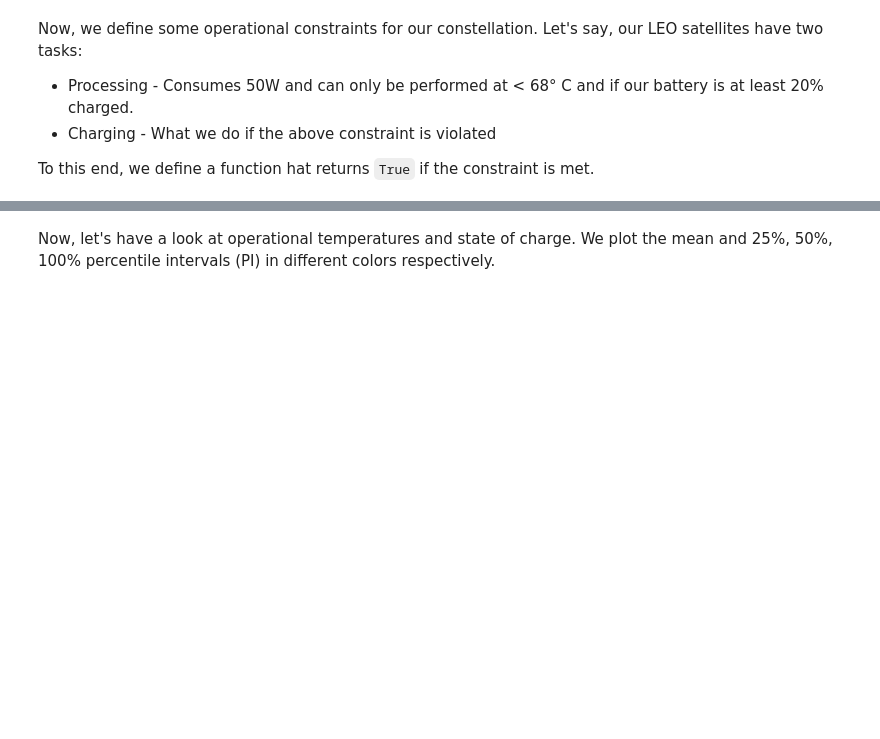
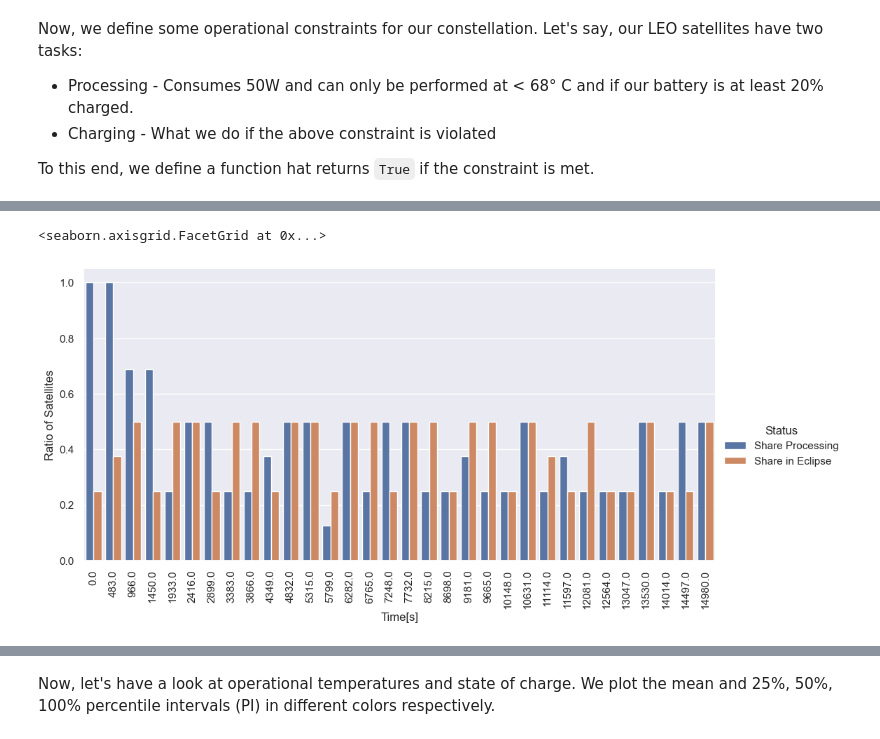
Before and after one commit to aidotse/PASEOS, a Jupyter notebook: examples/Constellation_example/constellation.ipynb, the cells around one changed output, grey strips where cells are left out. Cells and saved outputs as stored; diff of their text form; code cells hidden in the pictures; blank space fills up the shorter version.

```diff
--- a/examples/Constellation_example/constellation.ipynb
+++ b/examples/Constellation_example/constellation.ipynb
@@ -68,7 +83,7 @@ for idx,sat_pos_v in enumerate(sats_pos_and_v):
                                                 epoch=t0)
     ActorBuilder.set_orbit(actor=sat_actor,position=pos,velocity=v,epoch=t0,central_body=earth)
     ActorBuilder.add_comm_device(actor=sat_actor,device_name="Link1",bandwidth_in_kbps=1000)
-    ActorBuilder.set_power_devices(actor=sat_actor,battery_level_in_Ws=75000,
+    ActorBuilder.set_power_devices(actor=sat_actor,battery_level_in_Ws=10000+np.random.rand()*90000,
                                    max_battery_level_in_Ws=100000,charging_rate_in_W=50)
     ActorBuilder.set_thermal_model(
             actor=sat_actor,
@@ -76,9 +91,9 @@ for idx,sat_pos_v in enumerate(sats_pos_and_v):
             actor_initial_temperature_in_K=273.15,
             actor_sun_absorptance=1.0,
             actor_infrared_absorptance=1.0,
-            actor_sun_facing_area=1.0,
+            actor_sun_facing_area=2.0,
             actor_central_body_facing_area=2.0,
-            actor_emissive_area=2.0,
+            actor_emissive_area=3.0,
             actor_thermal_capacity=1000
     )
 
@@ -120,7 +137,7 @@ To this end, we define a function hat returns `True` if the constraint is met.
 def get_consumption_and_activity(actor):
     """Determine power consumption and activity for an actor."""
     if operational_constraint(actor):
-        return 64.0,"Processing"
+        return 100.0,"Processing"
     else:
         return 2.0, "Charging"
 
@@ -138,7 +157,7 @@ Whenever a satellite starts violating the operational constraint, it will stop t
 
 If the activity is interrupted due to overheating or lack of battery charge, we continue charging for the remaining time of the 600 second window.
 # %%
-simulation_time = 1.0 * 3600 # one day in seconds
+simulation_time = 4.0 * 3600 # one day in seconds
 t = 0 # starting time in seconds
 timestep = 600 # refresh interval deciding which activity to perform
 
@@ -146,6 +165,7 @@ timestep = 600 # refresh interval deciding which activity to perform
 while t <= simulation_time:
     N_charging = 0 # track chargers
     N_processing = 0 # track processors
+    N_interruped = 0 # track which switched due to constraint
     # For each satellite, we perform the following steps
     for instance in paseos_instances:
         local_t = instance.local_actor.local_time
@@ -178,6 +198,7 @@ while t <= simulation_time:
 
         # If activity was interrupted by constraint violation, proceed charging for remainder
         if time_remaining_to_advance > 0:
+            N_interruped += 1
             instance.advance_time(
             time_to_advance=time_remaining_to_advance,
             current_power_consumption_in_W=2.0,
@@ -188,5 +209,5 @@ while t <= simulation_time:
     for instance in comms_instances:
         instance.advance_time(time_to_advance=timestep,current_power_consumption_in_W=0.0)
 
-    print(f"Time: {t}s - # of Processing = {N_processing}, # of Charging = {N_charging}")
+    print(f"Time: {t}s - # of Processing = {N_processing} ({N_interruped} interrupted), # of Charging = {N_charging}")
     t += timestep
@@ -258,5 +307,6 @@ Let's begin by tracking the total number of satellites that are processing and c
 We will do some pandas magic in the background to make this easy. The below cell may take a few seconds.
 # %%
 from constellation_example_utils import get_analysis_df
-analysis_df = get_analysis_df(df,timestep=df.Time.max() // 10)
-analysis_df
+N_timesteps = 32
+analysis_df = get_analysis_df(df,timestep=df.Time.max() // N_timesteps)
+analysis_df.head()
@@ -263,4 +320,8 @@ analysis_df
 # %%
-melt_df = analysis_df[["Time[s]","# of Charging","# of Processing", "# in Eclipse"]].melt('Time[s]', var_name='Parameter', value_name='Values')
-g = sns.catplot(x="Time[s]", y="Values", hue='Parameter', data=melt_df, kind='bar')
-g.set_xticklabels(rotation=45)
+melt_df = analysis_df[["Time[s]",'Share Processing', 'Share in Eclipse']].melt('Time[s]', var_name='Status', value_name='Ratio of Satellites')
+# g = sns.catplot(x="Time[s]", y="Ratio of Satellites", hue='Status', data=melt_df, kind='point',aspect=2, linestyles=["-","--"],markers=["None","None"])
+g = sns.catplot(x="Time[s]", y="Ratio of Satellites", hue='Status', data=melt_df, kind='bar',aspect=2)
+g.set_xticklabels(rotation=90)
+# %% [output]
+<seaborn.axisgrid.FacetGrid at 0x...>
+[figure, added]
```
Also changed, not shown: parts of 16 cells of this notebook, 1 other file.
